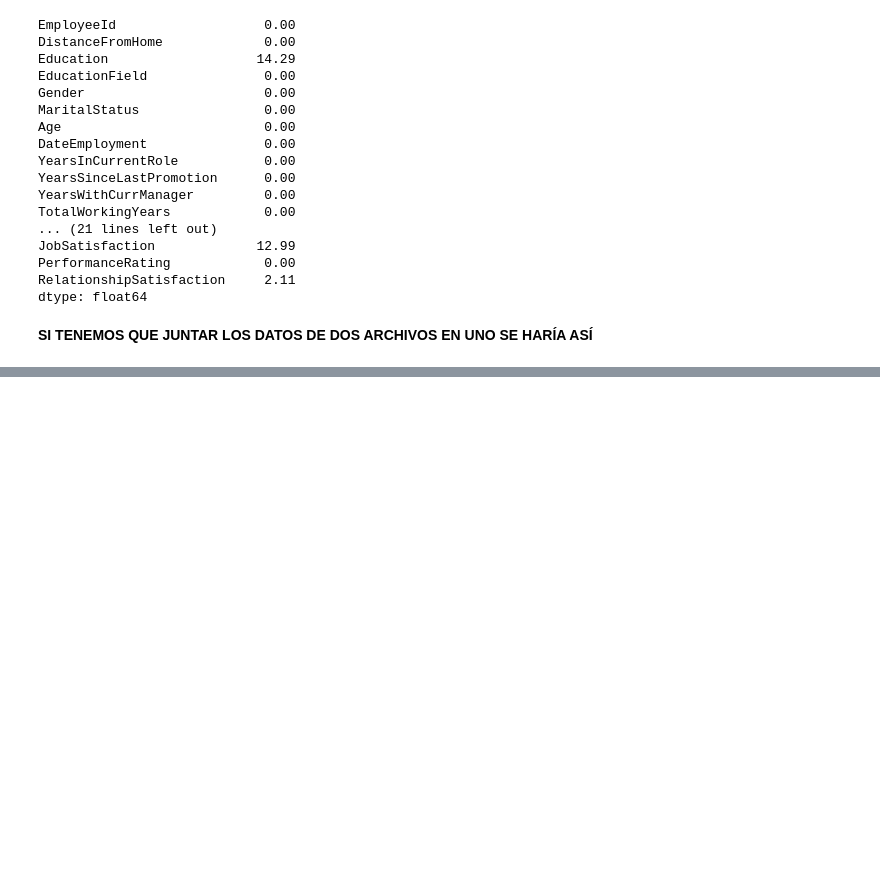
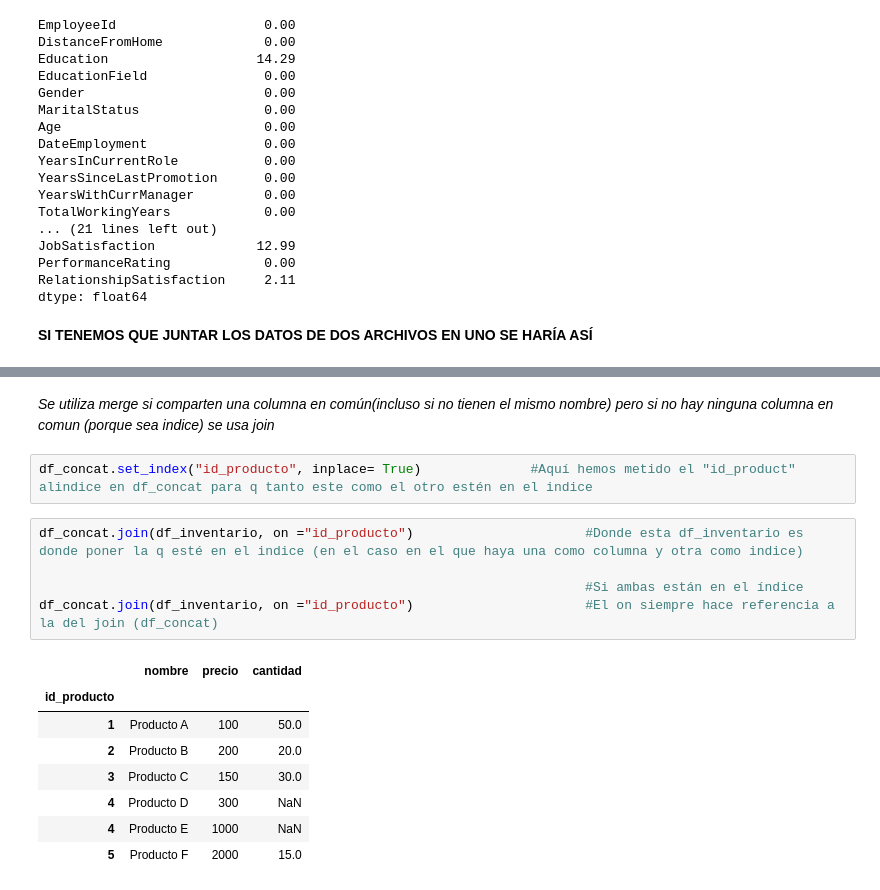
Before and after one commit to jgilsu11/Teoria, a Jupyter notebook: Modulo2/teoria/pandas propio.ipynb, the cells around one changed output, grey strips where cells are left out. Drawn from its saved outputs; the diff is of its cells as text; blank space fills up the shorter version.

```diff
--- a/Modulo2/teoria/pandas propio.ipynb
+++ b/Modulo2/teoria/pandas propio.ipynb
@@ -325,0 +463,18 @@ dtype: float64
+# %% [markdown]
+*Se utiliza merge si comparten una columna en común(incluso si no tienen el mismo nombre) pero si no hay ninguna columna en comun (porque sea indice) se usa join*
+# %%
+df_concat.set_index("id_producto", inplace= True)              #Aquí hemos metido el "id_product" alindice en df_concat para q tanto este como el otro estén en el indice
+# %%
+df_concat.join(df_inventario, on ="id_producto")                      #Donde esta df_inventario es donde poner la q esté en el indice (en el caso en el que haya una como columna y otra como indice)
+
+                                                                      #Si ambas están en el índice
+df_concat.join(df_inventario, on ="id_producto")                      #El on siempre hace referencia a la del join (df_concat)
+# %% [output]
+|  | nombre | precio | cantidad |
+| id_producto |  |  |  |
+| 1 | Producto A | 100 | 50.0 |
+| 2 | Producto B | 200 | 20.0 |
+| 3 | Producto C | 150 | 30.0 |
+| 4 | Producto D | 300 | NaN |
+| 4 | Producto E | 1000 | NaN |
+| 5 | Producto F | 2000 | 15.0 |
```
Also changed, not shown: parts of 17 cells of this notebook, 2 other files.
